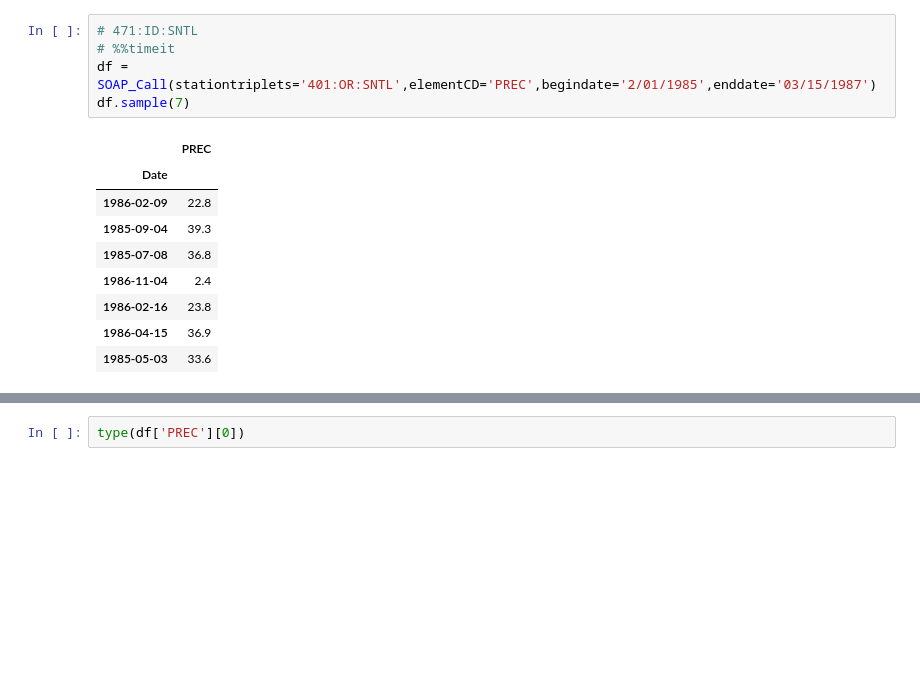
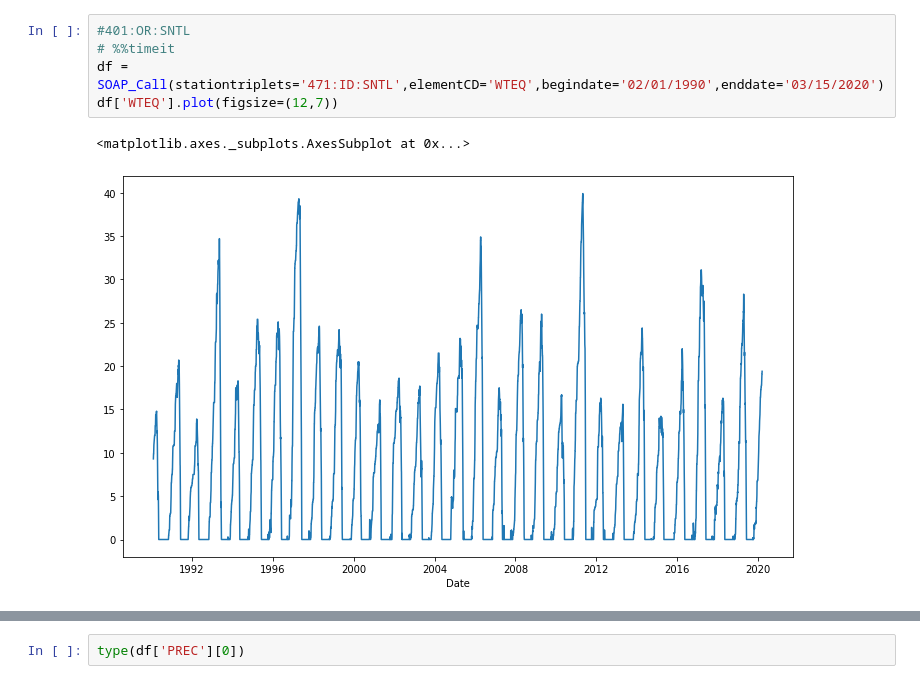
Before and after one commit to geoskimoto/AWDB_SOAP_Request, a Jupyter notebook: GetData_AWDB_SOAP_call.ipynb, the cells around one changed output, grey strips where cells are left out. Saved outputs shown, nothing was run; the diff lists cells and outputs as text; blank space fills up the shorter version.

```diff
--- a/GetData_AWDB_SOAP_call.ipynb
+++ b/GetData_AWDB_SOAP_call.ipynb
@@ -73,17 +71,10 @@ def SOAP_Call(stationtriplets, elementCD, begindate, enddate):
   return data
   # data.tail(7)
 # %%
-# 471:ID:SNTL
+#401:OR:SNTL
 # %%timeit
-df = SOAP_Call(stationtriplets='401:OR:SNTL',elementCD='PREC',begindate='2/01/1985',enddate='03/15/1987')
-df.sample(7)
+df = SOAP_Call(stationtriplets='471:ID:SNTL',elementCD='WTEQ',begindate='02/01/1990',enddate='03/15/2020')
+df['WTEQ'].plot(figsize=(12,7))
 # %% [output]
-|  | PREC |
-| Date |  |
-| 1986-02-09 | 22.8 |
-| 1985-09-04 | 39.3 |
-| 1985-07-08 | 36.8 |
-| 1986-11-04 | 2.4 |
-| 1986-02-16 | 23.8 |
-| 1986-04-15 | 36.9 |
-| 1985-05-03 | 33.6 |
+<matplotlib.axes._subplots.AxesSubplot at 0x...>
+[figure, added]
```
Also changed, not shown: parts of 7 cells of this notebook.
